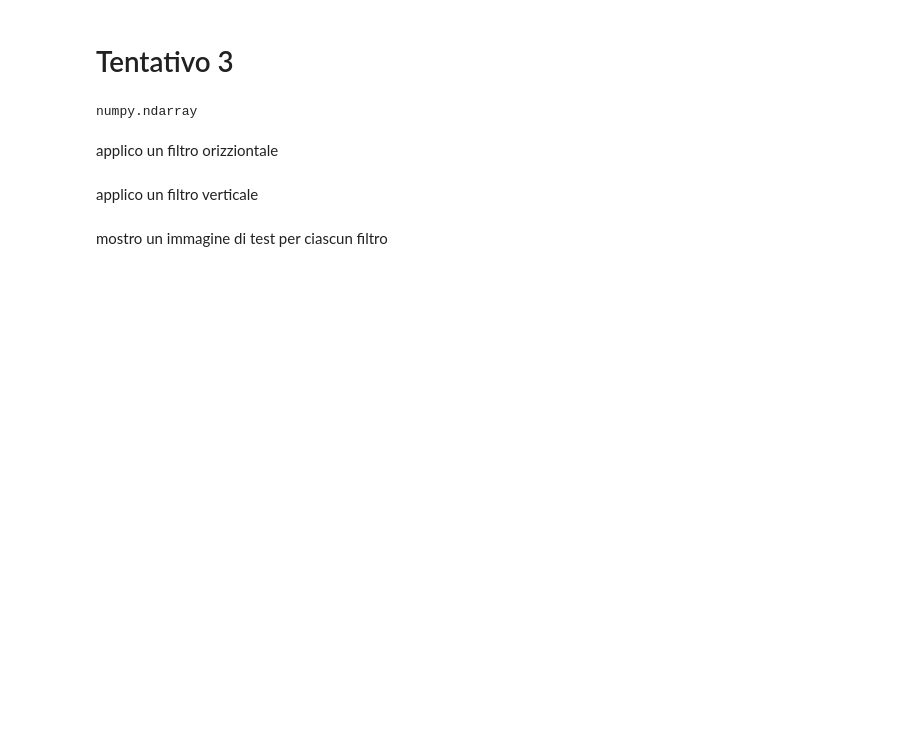
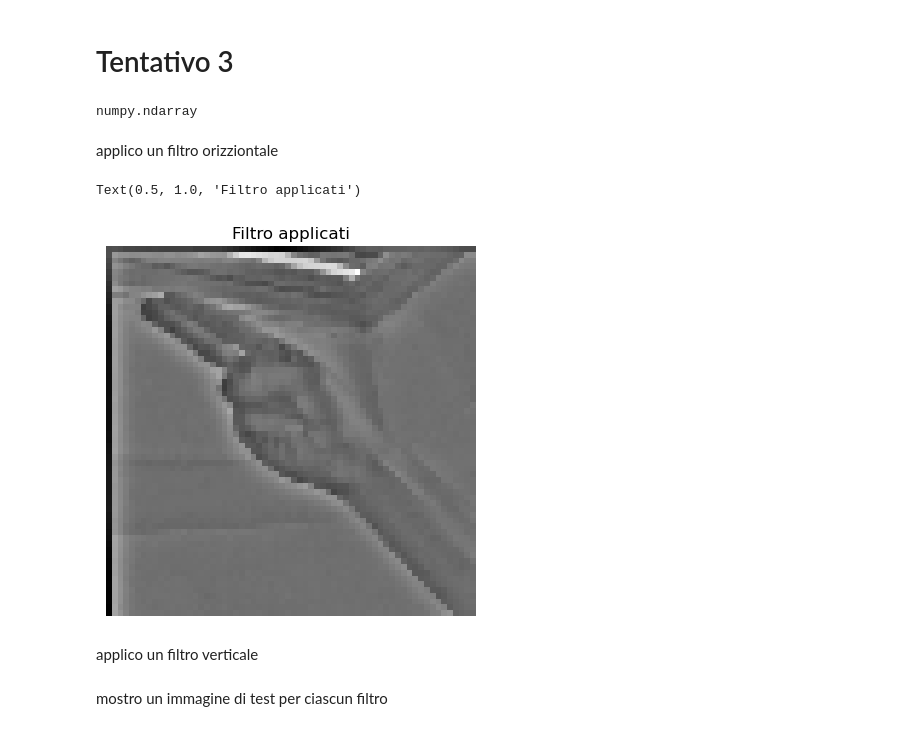
Before and after one commit to SteMor1/ASL_Live_Recognition, a Jupyter notebook: ProgettoML.ipynb, the cells around one changed output. Drawn from its saved outputs; the diff is of its cells as text; code cells hidden in the pictures; blank space fills up the shorter version.

```diff
--- a/ProgettoML.ipynb
+++ b/ProgettoML.ipynb
@@ -368,0 +733,14 @@ applico un filtro orizziontale
+# %%
+def filtro_passa_alto(img):
+    lowpass = ndimage.gaussian_filter(img, 2)
+    img_filtrata = img - lowpass
+    return img_filtrata
+# %%
+filtrata = filtro_passa_alto(train_images[0])
+# %%
+plt.imshow(filtrata,cmap="grey")
+plt.axis(False)
+plt.title("Filtro applicati")
+# %% [output]
+Text(0.5, 1.0, 'Filtro applicati')
+[figure, added]
```
Also changed, not shown: parts of 79 cells of this notebook, 1 other file.
